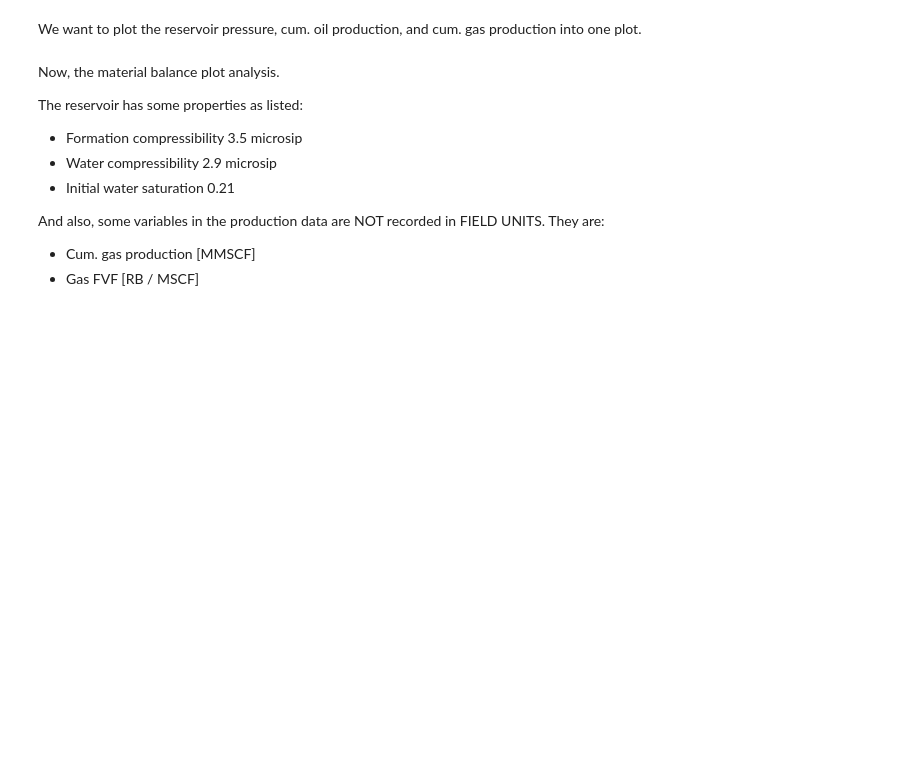
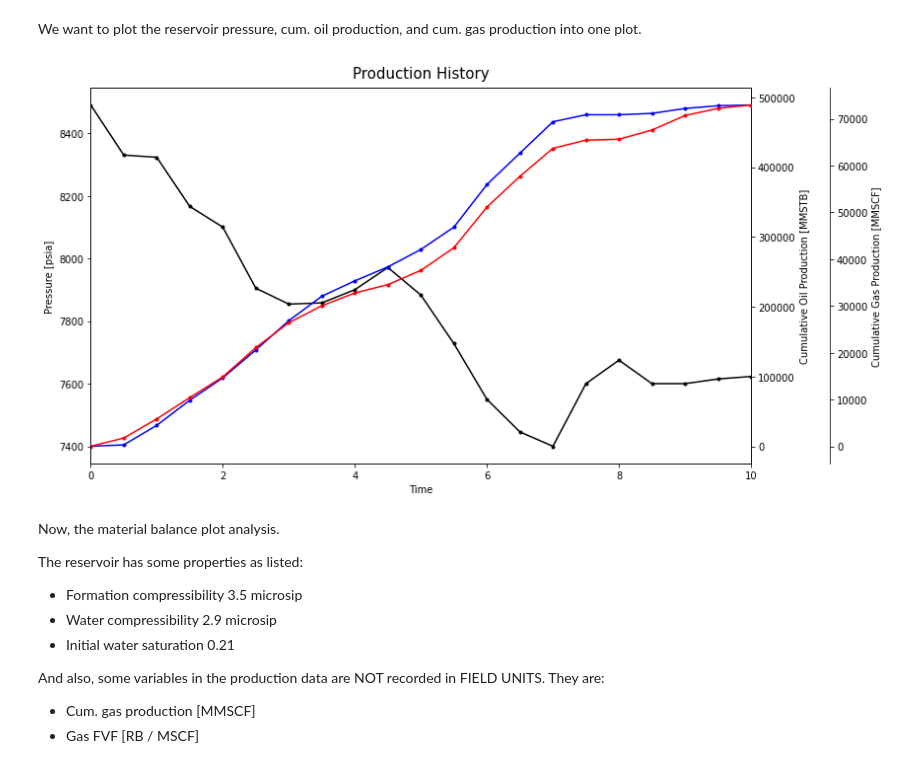
Before and after one commit to yohanesnuwara/python-bootcamp-for-geoengineers, a Jupyter notebook: EnP_training/session4_mbal.ipynb, the cells around one changed output. Drawn from its saved outputs; the diff is of its cells as text; code cells hidden in the pictures; blank space fills up the shorter version.

```diff
--- a/EnP_training/session4_mbal.ipynb
+++ b/EnP_training/session4_mbal.ipynb
@@ -41,4 +76,6 @@ We will do material balance plot analysis on a dry-gas reservoir; the data is fr
 First we will load the production data.
 # %%
 # load production data
-filepath = '/content/pyreservoir/data/dry_gas_with_waterdrive.csv'
+df = pd.read_csv('/content/pyreservoir/data/dry_gas_with_waterdrive.csv')
+
+df.head(10)
@@ -51,3 +96,33 @@ We want to plot the reservoir pressure, cum. oil production, and cum. gas produc
+# %%
+# Define variables for to visualize
+t = df['t'].values
+Gp = df['Gp'].values
+Np = df['Np'].values
+p = df['p'].values
+# %%
+# Plot pressure and cum production in one plot: use .twinx()
+fig = plt.figure(figsize=(12,7))
+host = fig.add_subplot(111)
+
+par1 = host.twinx()
+par2 = host.twinx()
+
+host.plot(t, p, '.-', color='black')
+par1.plot(t, Np, '.-', color='blue')
+par2.plot(t, Gp, '.-', color='red')
+
+host.set_title('Production History', size=15, pad=10)
+host.set_xlim(0, max(t))
+host.set_xlabel('Time')
+host.set_ylabel('Pressure [psia]')
+par1.set_ylabel('Cumulative Oil Production [MMSTB]')
+par2.set_ylabel('Cumulative Gas Production [MMSCF]')
+
+par2.spines['right'].set_position(('outward', 80))
+
+plt.show()
+# %% [output]
+[figure, added]
 # %% [markdown]
 Now, the material balance plot analysis.
 
```
Also changed, not shown: parts of 36 cells of this notebook.
